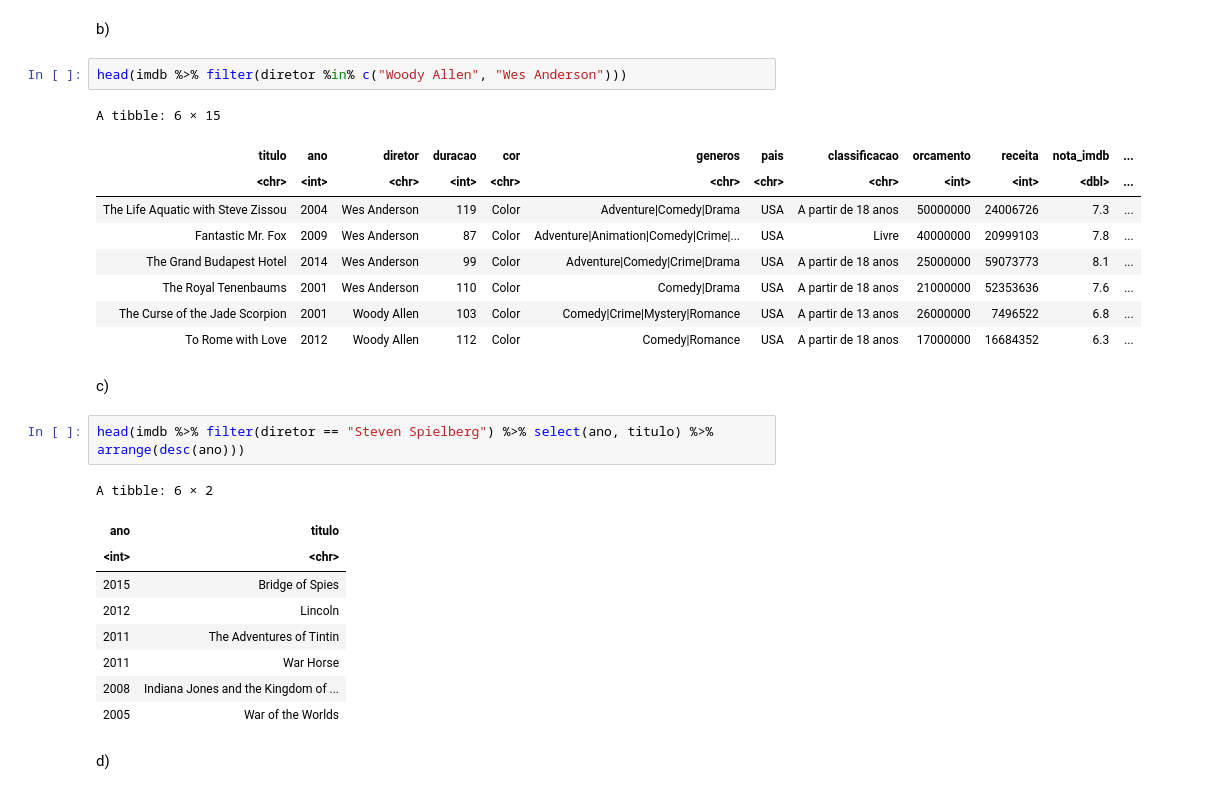
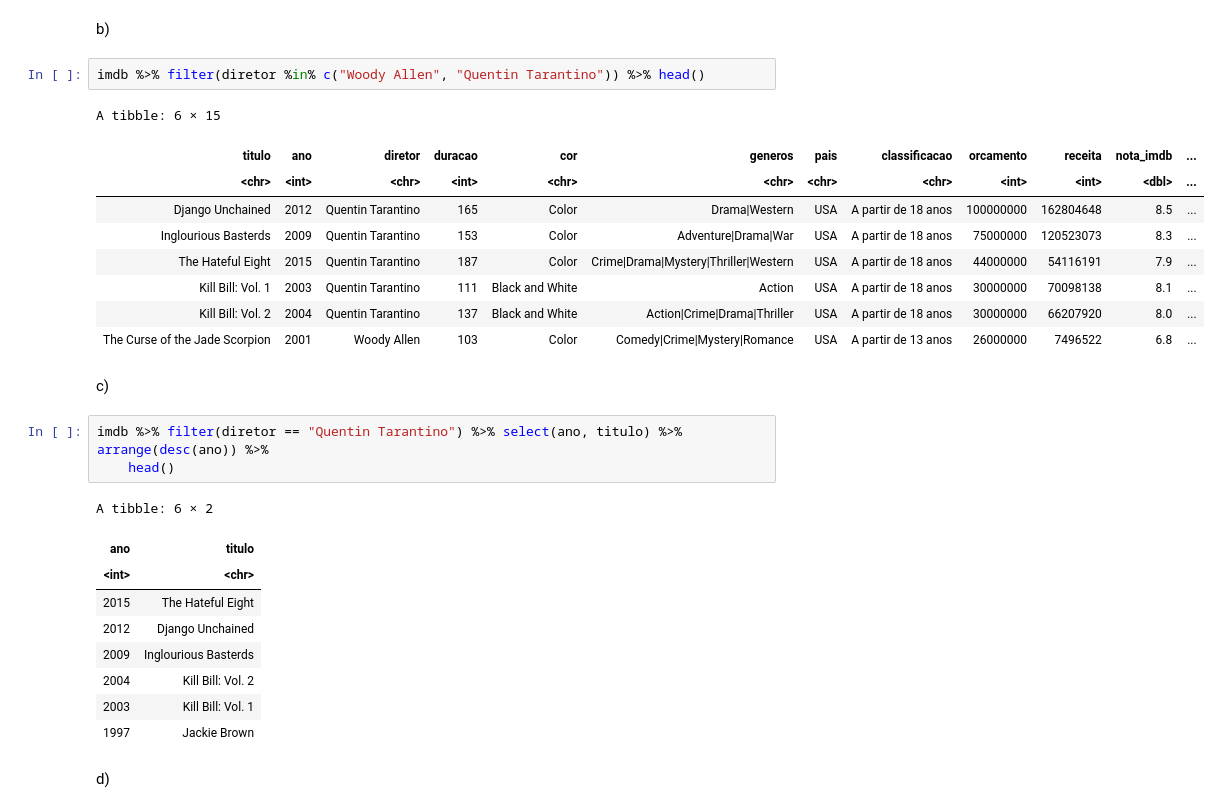
Before and after one commit to juanbelieni/fgv, a Jupyter notebook: r-visualizacao-dados/src/atividades/lista-04/exercicio-01.ipynb, the cells around one changed output. Cells and saved outputs as stored; diff of their text form.

```diff
--- a/r-visualizacao-dados/src/atividades/lista-04/exercicio-01.ipynb
+++ b/r-visualizacao-dados/src/atividades/lista-04/exercicio-01.ipynb
@@ -186,31 +186,32 @@ A tibble: 6 × 15
 # %% [markdown]
 b)
 # %%
-head(imdb %>% filter(diretor %in% c("Woody Allen", "Wes Anderson")))
+imdb %>% filter(diretor %in% c("Woody Allen", "Quentin Tarantino")) %>% head()
 # %% [output]
 A tibble: 6 × 15
 | titulo | ano | diretor | duracao | cor | generos | pais | classificacao | orcamento | receita | nota_imdb | ... |
 | <chr> | <int> | <chr> | <int> | <chr> | <chr> | <chr> | <chr> | <int> | <int> | <dbl> | ... |
-| The Life Aquatic with Steve Zissou | 2004 | Wes Anderson | 119 | Color | Adventure|Comedy|Drama | USA | A partir de 18 anos | 50000000 | 24006726 | 7.3 | ... |
-| Fantastic Mr. Fox | 2009 | Wes Anderson | 87 | Color | Adventure|Animation|Comedy|Crime|... | USA | Livre | 40000000 | 20999103 | 7.8 | ... |
-| The Grand Budapest Hotel | 2014 | Wes Anderson | 99 | Color | Adventure|Comedy|Crime|Drama | USA | A partir de 18 anos | 25000000 | 59073773 | 8.1 | ... |
-| The Royal Tenenbaums | 2001 | Wes Anderson | 110 | Color | Comedy|Drama | USA | A partir de 18 anos | 21000000 | 52353636 | 7.6 | ... |
+| Django Unchained | 2012 | Quentin Tarantino | 165 | Color | Drama|Western | USA | A partir de 18 anos | 100000000 | 162804648 | 8.5 | ... |
+| Inglourious Basterds | 2009 | Quentin Tarantino | 153 | Color | Adventure|Drama|War | USA | A partir de 18 anos | 75000000 | 120523073 | 8.3 | ... |
+| The Hateful Eight | 2015 | Quentin Tarantino | 187 | Color | Crime|Drama|Mystery|Thriller|Western | USA | A partir de 18 anos | 44000000 | 54116191 | 7.9 | ... |
+| Kill Bill: Vol. 1 | 2003 | Quentin Tarantino | 111 | Black and White | Action | USA | A partir de 18 anos | 30000000 | 70098138 | 8.1 | ... |
+| Kill Bill: Vol. 2 | 2004 | Quentin Tarantino | 137 | Black and White | Action|Crime|Drama|Thriller | USA | A partir de 18 anos | 30000000 | 66207920 | 8.0 | ... |
 | The Curse of the Jade Scorpion | 2001 | Woody Allen | 103 | Color | Comedy|Crime|Mystery|Romance | USA | A partir de 13 anos | 26000000 | 7496522 | 6.8 | ... |
-| To Rome with Love | 2012 | Woody Allen | 112 | Color | Comedy|Romance | USA | A partir de 18 anos | 17000000 | 16684352 | 6.3 | ... |
 # %% [markdown]
 c)
 # %%
-head(imdb %>% filter(diretor == "Steven Spielberg") %>% select(ano, titulo) %>% arrange(desc(ano)))
+imdb %>% filter(diretor == "Quentin Tarantino") %>% select(ano, titulo) %>% arrange(desc(ano)) %>%
+    head()
 # %% [output]
 A tibble: 6 × 2
 | ano | titulo |
 | <int> | <chr> |
-| 2015 | Bridge of Spies |
-| 2012 | Lincoln |
-| 2011 | The Adventures of Tintin |
-| 2011 | War Horse |
-| 2008 | Indiana Jones and the Kingdom of ... |
-| 2005 | War of the Worlds |
+| 2015 | The Hateful Eight |
+| 2012 | Django Unchained |
+| 2009 | Inglourious Basterds |
+| 2004 | Kill Bill: Vol. 2 |
+| 2003 | Kill Bill: Vol. 1 |
+| 1997 | Jackie Brown |
 # %% [markdown]
 d)
 # %%
```
Also changed, not shown: parts of 14 cells of this notebook, 16 other files.
